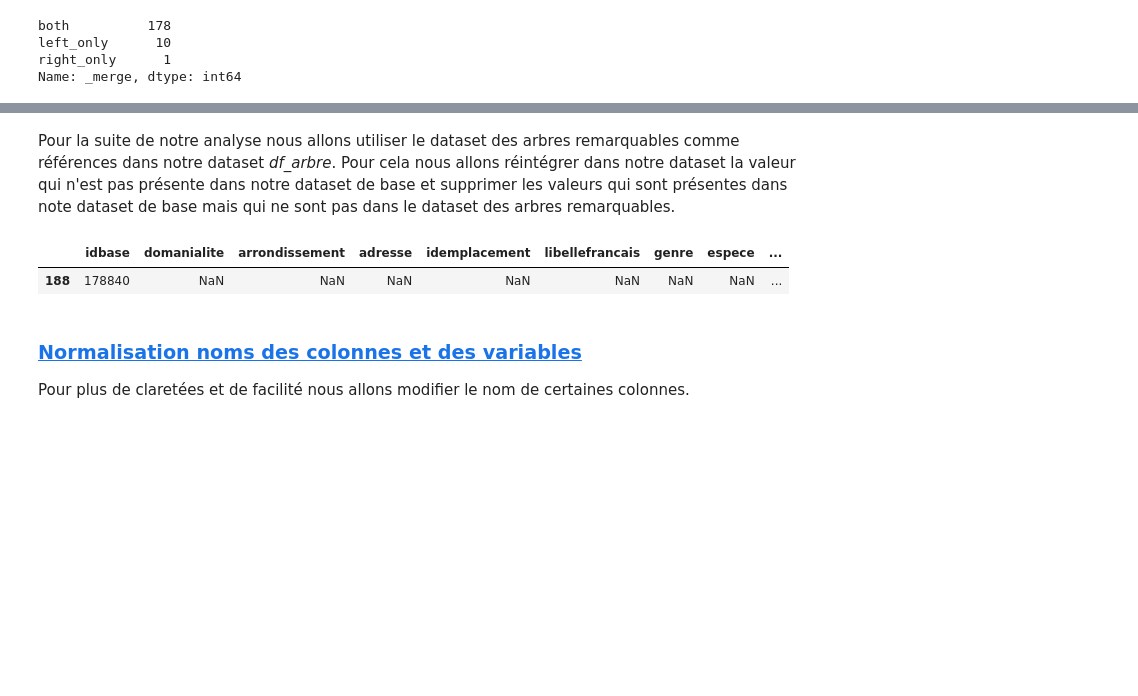
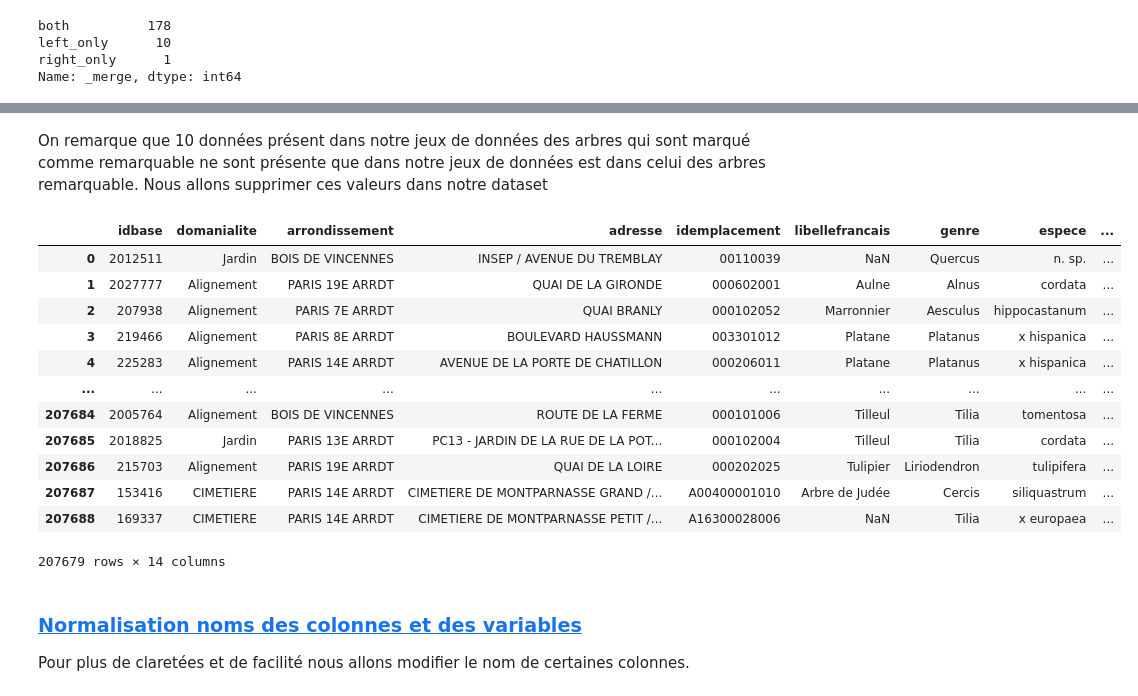
Before and after one commit to dimitri-feniou/-OP-Projet_1_arbre_paris, a Jupyter notebook: analyse_data.ipynb, the cells around one changed output, grey strips where cells are left out. Cells and saved outputs as stored; diff of their text form; code cells hidden in the pictures; blank space fills up the shorter version.

```diff
--- a/analyse_data.ipynb
+++ b/analyse_data.ipynb
@@ -258,24 +252,24 @@ display(merged_df[merged_df['_merge']=='right_only'])
-# %% [markdown]
-Pour la suite de notre analyse nous allons utiliser le dataset des arbres remarquables comme références dans notre dataset *df_arbre*. Pour cela nous allons réintégrer dans notre dataset la valeur qui n'est pas présente dans notre dataset de base et supprimer les valeurs qui sont présentes dans note dataset de base mais qui ne sont pas dans le dataset des arbres remarquables.
-# %%
-merged_df.loc[179,'arbre_domanialite'] = merged_df.loc[179,'domanialite']
-merged_df.loc[179,'arbres_arrondissement'] = merged_df.loc[179,'arrondissement']
-merged_df.loc[179,'arbres_adresse'] = merged_df.loc[179,'adresse']
-merged_df.loc[179,'arbres_circonferenceencm'] = merged_df.loc[179,'circonferenceencm']
-merged_df.loc[179,'arbres_hauteurenm'] = merged_df.loc[179,'hauteurenm']
-merged_df.loc[179,'arbres_stadedeveloppement'] = merged_df.loc[179,'stadedeveloppement']
-merged_df.loc[179,'arbres_libellefrancais'] = merged_df.loc[179,'libellefrancais']
-merged_df.loc[179,'arbres_genre'] = merged_df.loc[179,'genre']
-merged_df.loc[179,'arbres_varieteoucultivar'] = merged_df.loc[179,'varieteoucultivar']
-merged_df.loc[179,'arbres_espece'] = merged_df.loc[179,'espece']
-merged_df.loc[179,'geom_x_y'] = merged_df.loc[179,'geo_point_2d']
-merged_df.loc[179, 'remarquable'] = 'OUI'
-# %%
-# See values present on the right merge dataframe
-display(merged_df[merged_df['_merge']=='right_only'])
-# %% [output]
-|  | idbase | domanialite | arrondissement | adresse | idemplacement | libellefrancais | genre | espece | ... |
-| 188 | 178840 | NaN | NaN | NaN | NaN | NaN | NaN | NaN | ... |
+# %%
+index_delete = (merged_df[merged_df['_merge']=='left_only'].index)
+# %% [markdown]
+On remarque que 10 données présent dans notre jeux de données des arbres qui sont marqué comme remarquable ne sont présente que dans notre jeux de données est dans celui des arbres remarquable. Nous allons supprimer ces valeurs dans notre dataset
+# %%
+# Drop multiple rows df_arbre from index rows
+df_arbre.drop(index=index_delete)
+# %% [output]
+|  | idbase | domanialite | arrondissement | adresse | idemplacement | libellefrancais | genre | espece | ... |
+| 0 | 2012511 | Jardin | BOIS DE VINCENNES | INSEP / AVENUE DU TREMBLAY | 00110039 | NaN | Quercus | n. sp. | ... |
+| 1 | 2027777 | Alignement | PARIS 19E ARRDT | QUAI DE LA GIRONDE | 000602001 | Aulne | Alnus | cordata | ... |
+| 2 | 207938 | Alignement | PARIS 7E ARRDT | QUAI BRANLY | 000102052 | Marronnier | Aesculus | hippocastanum | ... |
+| 3 | 219466 | Alignement | PARIS 8E ARRDT | BOULEVARD HAUSSMANN | 003301012 | Platane | Platanus | x hispanica | ... |
+| 4 | 225283 | Alignement | PARIS 14E ARRDT | AVENUE DE LA PORTE DE CHATILLON | 000206011 | Platane | Platanus | x hispanica | ... |
+| ... | ... | ... | ... | ... | ... | ... | ... | ... | ... |
+| 207684 | 2005764 | Alignement | BOIS DE VINCENNES | ROUTE DE LA FERME | 000101006 | Tilleul | Tilia | tomentosa | ... |
+| 207685 | 2018825 | Jardin | PARIS 13E ARRDT | PC13 - JARDIN DE LA RUE DE LA POT... | 000102004 | Tilleul | Tilia | cordata | ... |
+| 207686 | 215703 | Alignement | PARIS 19E ARRDT | QUAI DE LA LOIRE | 000202025 | Tulipier | Liriodendron | tulipifera | ... |
+| 207687 | 153416 | CIMETIERE | PARIS 14E ARRDT | CIMETIERE DE MONTPARNASSE GRAND /... | A00400001010 | Arbre de Judée | Cercis | siliquastrum | ... |
+| 207688 | 169337 | CIMETIERE | PARIS 14E ARRDT | CIMETIERE DE MONTPARNASSE PETIT /... | A16300028006 | NaN | Tilia | x europaea | ... |
+207679 rows × 14 columns
 # %% [markdown]
 ### <a id='toc1_2_6_'></a>[Normalisation noms des colonnes et des variables](#toc0_)
 Pour plus de claretées et de facilité nous allons modifier le nom de certaines colonnes.
```
Also changed, not shown: parts of 12 cells of this notebook, 1 other file.
